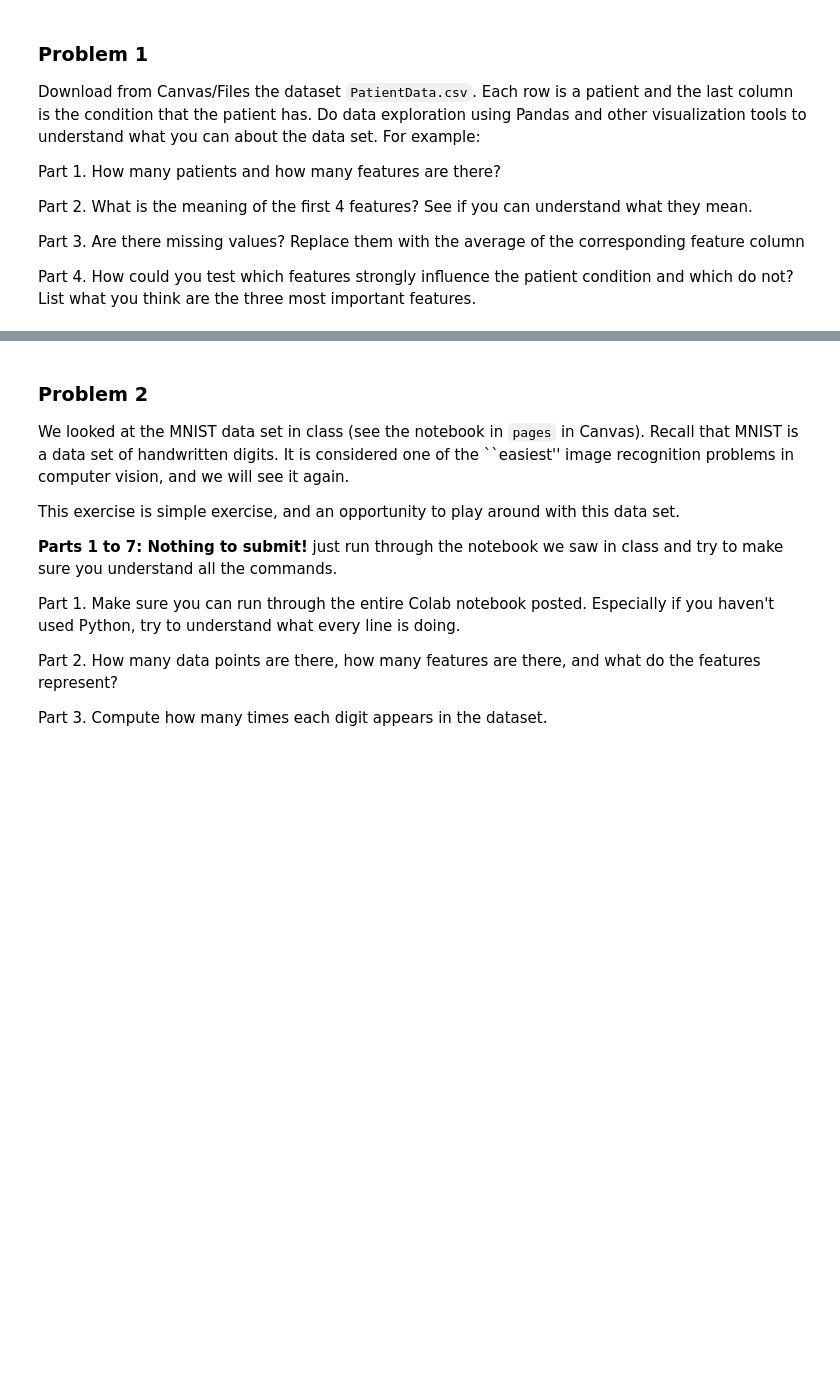
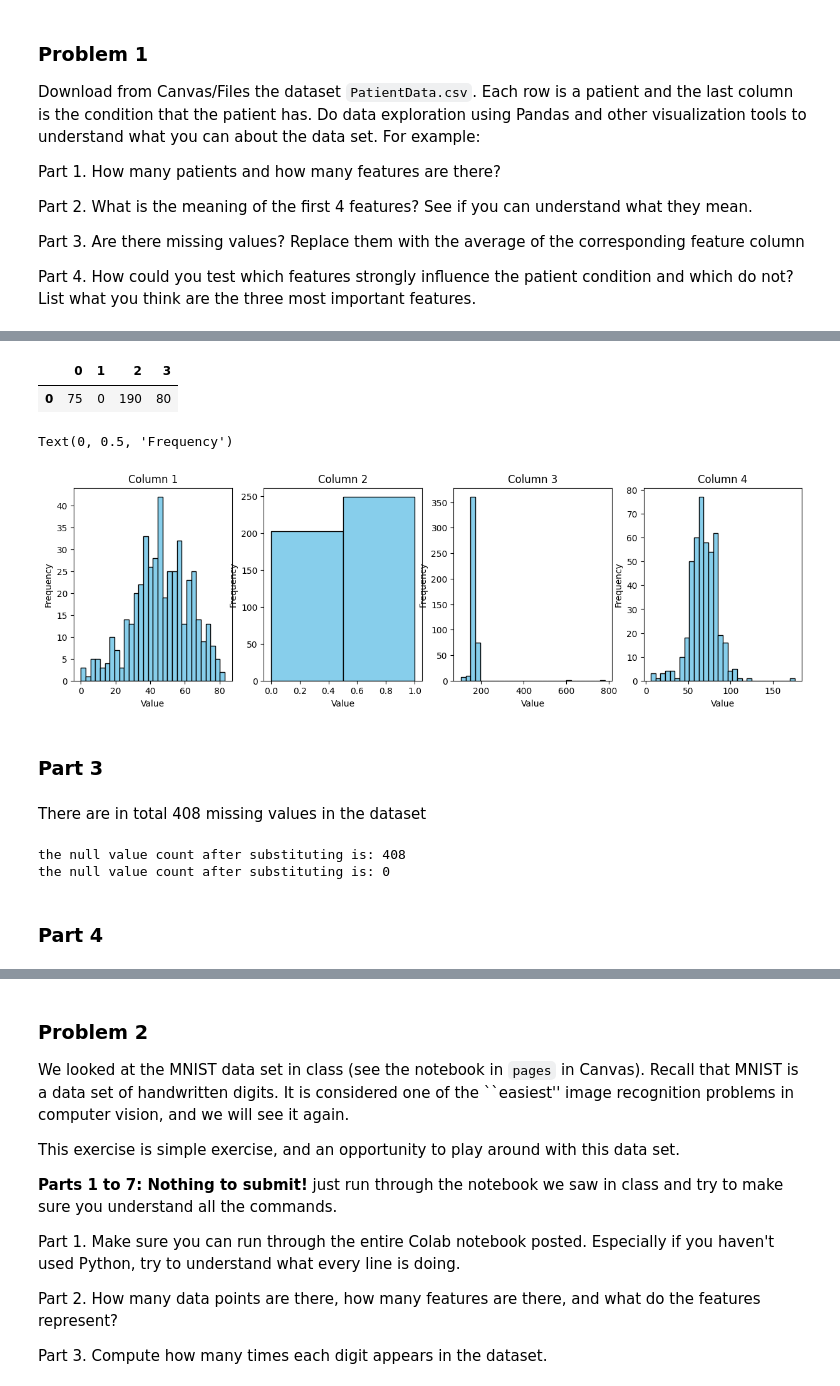
Before and after one commit to RuyiSheep/BaseWebApp, a Jupyter notebook: HW1_Team2.ipynb, the cells around one changed output, grey strips where cells are left out. Saved outputs shown, nothing was run; the diff lists cells and outputs as text; code cells hidden in the pictures; blank space fills up the shorter version.

```diff
--- a/HW1_Team2.ipynb
+++ b/HW1_Team2.ipynb
@@ -49,0 +55,7 @@ Part 4.  How could you test which features strongly influence the patient condit
+# %%
+#import data
+from google.colab import drive
+drive.mount('/content/drive')
+
+file_path = '/content/drive/MyDrive/Colab Notebooks/HW-Dataset/PatientData.csv'
+patient_data = pd.read_csv(file_path, header = None)
@@ -49,0 +75,50 @@ Part 4.  How could you test which features strongly influence the patient condit
+# %%
+# Take a initial look at data
+patient_data.iloc[:1,:4]
+# %% [output]
+|  | 0 | 1 | 2 | 3 |
+| 0 | 75 | 0 | 190 | 80 |
+# %%
+# Exploratory data analysis
+col1 = patient_data.iloc[:,0]
+col2 = patient_data.iloc[:,1]
+col3 = patient_data.iloc[:,2]
+col4 = patient_data.iloc[:,3]
+# %%
+fig, axes = plt.subplots(1, 4, figsize=(15, 4))
+axes[0].hist(col1, bins=30, color="skyblue", edgecolor="black")
+axes[0].set_title("Column 1")
+axes[0].set_xlabel("Value")
+axes[0].set_ylabel("Frequency")
+
+axes[1].hist(col2, bins=2, color="skyblue", edgecolor="black")
+axes[1].set_title("Column 2")
+axes[1].set_xlabel("Value")
+axes[1].set_ylabel("Frequency")
+
+axes[2].hist(col3, bins=30, color="skyblue", edgecolor="black")
+axes[2].set_title("Column 3")
+axes[2].set_xlabel("Value")
+axes[2].set_ylabel("Frequency")
+
+axes[3].hist(col4, bins=30, color="skyblue", edgecolor="black")
+axes[3].set_title("Column 4")
+axes[3].set_xlabel("Value")
+axes[3].set_ylabel("Frequency")
+# %% [output]
+Text(0, 0.5, 'Frequency')
+[figure, added]
+# %% [markdown]
+### Part 3
+# %% [markdown]
+There are in total 408 missing values in the dataset
+# %%
+print(f"the null value count in original dataset is: {(patient_data == '?').sum().sum()}")
+df = patient_data.apply(pd.to_numeric, errors="coerce")
+df = df.fillna(df.mean(numeric_only=True))
+print(f"the null value count after substituting is: {(df == '?').sum().sum()}")
+# %% [output]
+the null value count after substituting is: 408
+the null value count after substituting is: 0
+# %% [markdown]
+### Part 4
```
Also changed, not shown: parts of 8 cells of this notebook.
